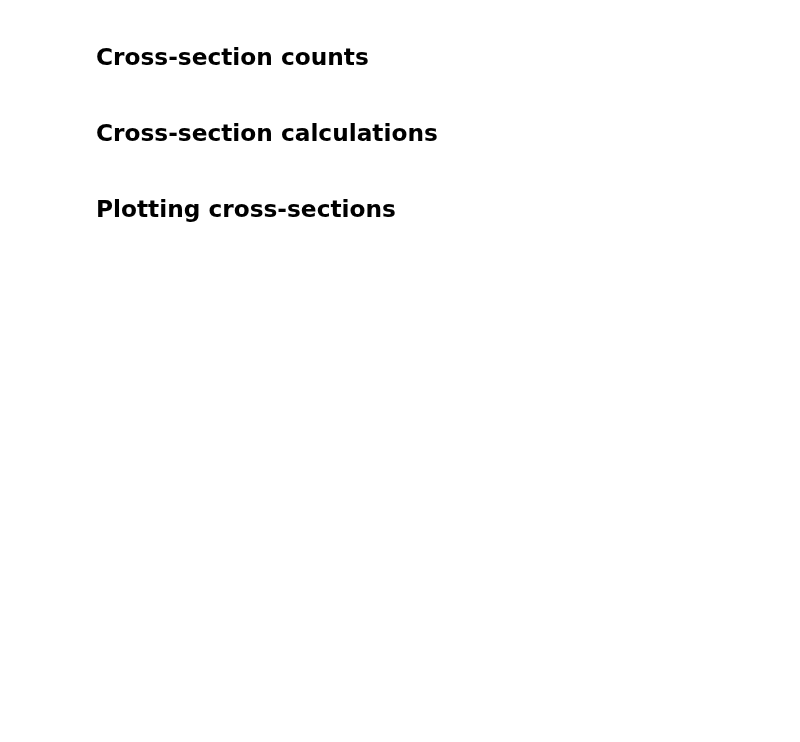
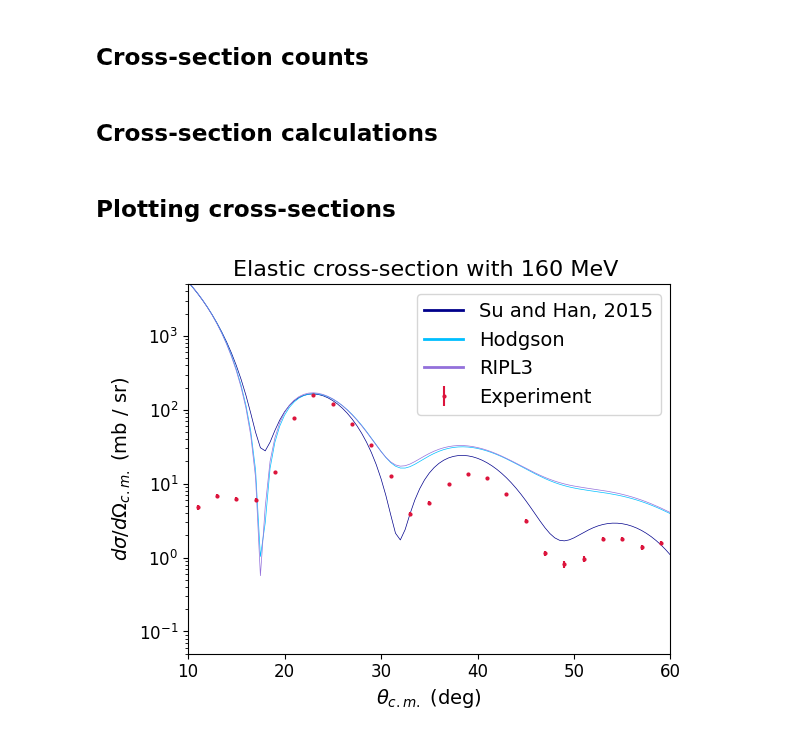
Before and after one commit to singhp99/e20020_analysis, a Jupyter notebook: notebooks/cross_sections_sqcorr.ipynb, the cells around one changed output. Drawn from its saved outputs; the diff is of its cells as text; code cells hidden in the pictures; blank space fills up the shorter version.

```diff
--- a/notebooks/cross_sections_sqcorr.ipynb
+++ b/notebooks/cross_sections_sqcorr.ipynb
@@ -453,51 +487,71 @@ fig.tight_layout()
 # %% [markdown]
 ## Cross-section calculations
 # %%
-# length = 1    # Units of meters
-# beam_counts = 300967*20000 #5000000000
-# nuclei_areal_density = pressure * torr_2_pascal * length / boltzmann / temperature * stoich * 1.0e-31 # Units of target nuclei / millibarns
+length = 1    # Units of meters
+beam_counts = 300967*1000 #5000000000
+nuclei_areal_density = pressure * torr_2_pascal * length / boltzmann / temperature * stoich * 1.0e-31 # Units of target nuclei / millibarns
 
-# # Without efficiency correction
-# xs = cm_hist.counts  / np.diff(np.cos(np.deg2rad(cm_hist.bins))) / (-2 * np.pi * beam_counts * nuclei_areal_density)   # Units of millibarns / steradians
-# xs_err = np.sqrt(cm_hist.counts) / np.diff(np.cos(np.deg2rad(cm_hist.bins))) / (-2 * np.pi * beam_counts * nuclei_areal_density)
+# Without efficiency correction
+xs = cm_hist.counts  / np.diff(np.cos(np.deg2rad(cm_hist.bins))) / (-2 * np.pi * beam_counts * nuclei_areal_density)   # Units of millibarns / steradians
+xs_err = np.sqrt(cm_hist.counts) / np.diff(np.cos(np.deg2rad(cm_hist.bins))) / (-2 * np.pi * beam_counts * nuclei_areal_density)
 # %% [markdown]
 ## Plotting cross-sections
 # %%
-# cross_sections = {}
+cross_sections = {}
 
 # for idx,energy in enumerate(energy_at_halfway):
 #     file_path = f"/Users/pranjalsingh/Desktop/research_space_spyral/Su_Han_cals_less_step/DWBA.Xsec_{energy:.2f}.txt"
 #     df = pd.read_csv(file_path, sep='\s+', skiprows=2)
 #     if idx == 0:
 #         cross_sections["angles_cm"] = df.iloc[:, 0].values
 #         cross_sections[f"xsec_{energy:.2f}"] = df.iloc[:, 1].values * percentage_slice[idx]
 
 #     else:
 #         cross_sections[f"xsec_{energy:.2f}"] = df.iloc[:, 1].values * percentage_slice[idx]
 
 
 # cs_df = pd.DataFrame(cross_sections)
 # cs_df
 
 # cs_df['average_cross_sections'] = (cs_df.iloc[:, 1:].mean(axis=1))/(sum(percentage_slice))
+file_path = "/Users/pranjalsingh/Desktop/research_space_spyral/xsections/DWBA.Xsec_SuHan.txt" #energy at the start of the detector
+file_path2 = "/Users/pranjalsingh/Desktop/research_space_spyral/xsections/DWBA.Xsec_Hodgson.txt"
+file_path3 = "/Users/pranjalsingh/Desktop/research_space_spyral/xsections/DWBA.Xsec_RIPL3.txt"
+df_suhan = pd.read_csv(file_path, sep='\s+', skiprows=2)
+df_hodgson = pd.read_csv(file_path2, sep='\s+', skiprows=2)
+df_ripl3 =  pd.read_csv(file_path3, sep='\s+', skiprows=2)
+angle = df_suhan.iloc[:, 0].values
+xsec_single_suhan = df_suhan.iloc[:, 1].values
+xsec_single_hodgon = df_hodgson.iloc[:, 1].values
+xsec_single_ripl3 = df_ripl3.iloc[:, 1].values
 
 # angle = cs_df["angles_cm"].to_numpy().astype(float)
-# xsec = cs_df['average_cross_sections'].to_numpy().astype(float)
+# xsec_average = cs_df['average_cross_sections'].to_numpy().astype(float)
+# xsec_single =  cs_df["xsec_9.94"].to_numpy().astype(float)
 
-# fig, ax = plt.subplots(1, 1)
-# ax.plot(angle[10:], xsec[10:],label = "Su and Han, 2015",lw=0.5,color="darkblue")
-# ax.set_yscale("log")
+fig, ax = plt.subplots(1, 1)
+ax.plot(angle, xsec_single_suhan,label = "Su and Han, 2015",lw=0.5,color="darkblue")
+ax.plot(angle, xsec_single_hodgon,label = "Hodgson",lw=0.5,color="deepskyblue")
+ax.plot(angle, xsec_single_ripl3,label = "RIPL3",lw=0.5,color="mediumpurple")
+ax.set_yscale("log")
 
-# ax.errorbar(cm_hist.bins[:-1]+cm_hist.bin_width/2, xs, yerr=xs_err, c="crimson",fmt='o', markersize=2,label="Experiment")
+ax.errorbar(cm_hist.bins[:-1]+cm_hist.bin_width/2, xs, yerr=xs_err, c="crimson",fmt='o', markersize=2,label="Experiment")
 
-# ax.set_title(f"Elastic cross-section with {proj_energy_start} MeV ", fontsize=16)
-# ax.set_xlabel(r"$\theta_{c.m.}$ (deg)",fontsize=14)
-# ax.set_ylabel(r"$d\sigma / d\Omega_{c.m.}$ (mb / sr)",fontsize=14)
-# ax.tick_params(axis='both', labelsize=12)
+ax.set_title(f"Elastic cross-section with {proj_energy_start} MeV ", fontsize=16)
+ax.set_xlabel(r"$\theta_{c.m.}$ (deg)",fontsize=14)
+ax.set_ylabel(r"$d\sigma / d\Omega_{c.m.}$ (mb / sr)",fontsize=14)
+ax.tick_params(axis='both', labelsize=12)
 
-# plt.xlim(min_cm, max_cm)
-# plt.ylim(10e-3,5e2)
-# ax.legend(fontsize=14)
-# fig.set_figwidth(8.0)
-# fig.set_figwidth(6.0)
-# fig.tight_layout()
+legend = ax.legend(fontsize=14)
+
+for line in legend.get_lines():
+    line.set_linewidth(2)
+
+plt.xlim(min_cm, max_cm)
+plt.ylim(5e-2,5e3)
+
+fig.set_figwidth(8.0)
+fig.set_figwidth(6.0)
+fig.tight_layout()
+# %% [output]
+[figure, added]
```
Also changed, not shown: parts of 8 cells of this notebook, 1 other file.
